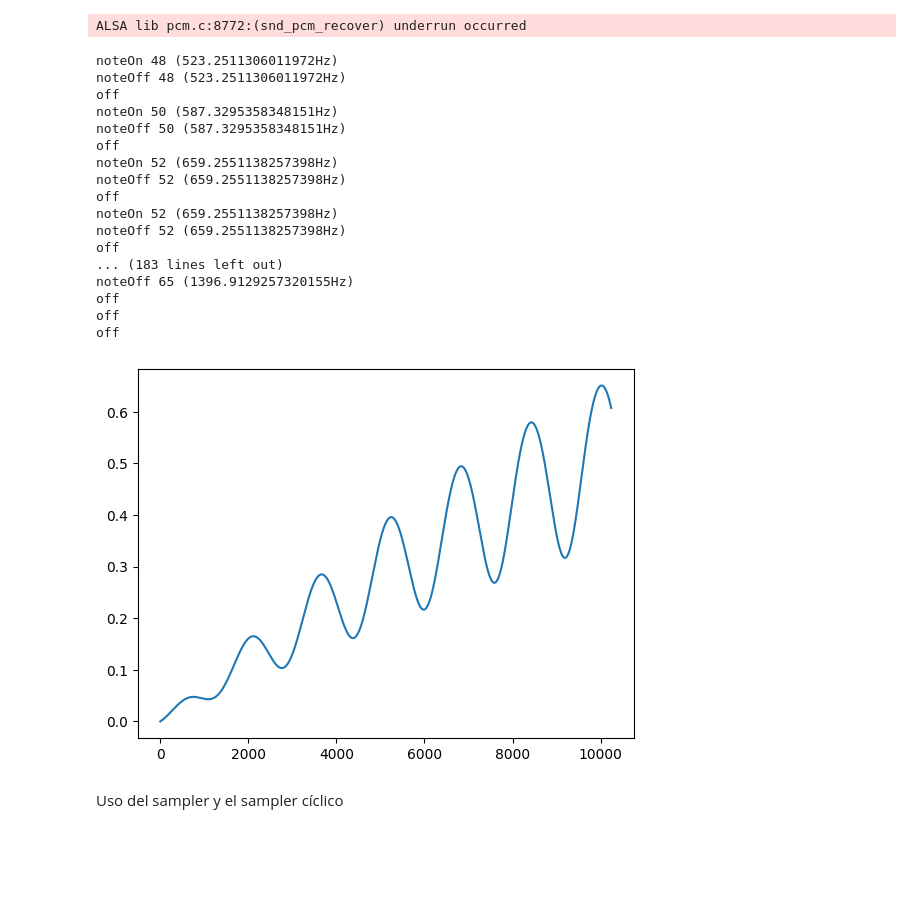
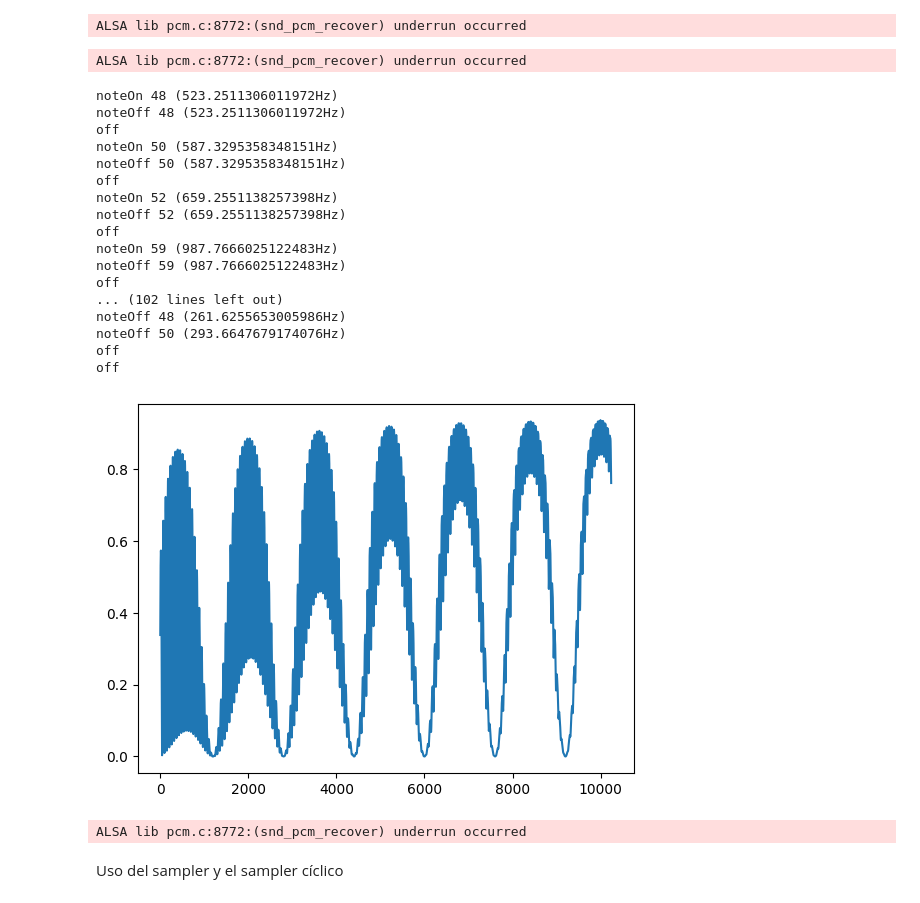
Before and after one commit to jperson4/Informatica-Musical, a Jupyter notebook: p5/p5.ipynb, the cells around one changed output. Saved outputs shown, nothing was run; the diff lists cells and outputs as text; code cells hidden in the pictures; blank space fills up the shorter version.

```diff
--- a/p5/p5.ipynb
+++ b/p5/p5.ipynb
@@ -134,16 +133,16 @@ phase=Sine(C(880, show=True),
 
 s = Sine(
     C(1),
-    amp=amp,
+    amp=C(1, show=True),
     phase=phase,
     # nombre="Seno",
     show=True
     )
 
-s1 = Sine(
-    C(440),
+s1 = Triangle(
+    C(1),
     amp=deepcopy(amp),
-    phase=deepcopy(phase),
+    phase=s,
     # nombre="Seno",
     show=True
     )
@@ -163,52 +162,54 @@ s2 = Sine(
 
 # s1 = Rep(freq, XP(valor=freq, exp=C(4)) * C(2) - C(1))
 # s.doShow(tk)
 
 freq = Sine(C(5000) / X(avoid0=True),
             max=C(440, show=True),
             min=C(220, show=True),
             show=True)
 
 # s1 = Rep(freq, XP(valor=freq, exp=C(4)) * C(2) - C(1), show=True)
 
 tk.pack(side=LEFT)
 
 a = C(1, show=True, nombre="general")
 # a.doShow(tk)
 
 # synt = Synt(C(1), s, amp=a, show=True, nombre="Synt")
-synt = HarmSynt(C(1), [C(1/12, show=True), C(1*4/12, show=True), C(.5*8/12, show=True)], [s1, deepcopy(s1), deepcopy(s1)], show=True, fmix=tanh, amp=a)
+synt = HarmSynt(C(1), [C(1/12, show=True), C(1*4/12, show=True), C(.5*8/12, show=True)], [s1, s2, deepcopy(s1)], show=True, fmix=tanh, amp=a)
 env = EnvInstrumento(.2, .1, .7, .2, show=True)
 
 inst = Instrumento(synt, env) # cutre
 inst.doShow(tk)
 # root.pack(side=TOP)
 # input = Mixer([inst], tanh)
 input = inst
 # input=Echo(inst, 0.5, 0.1)
 root.mainloop()
 input = None
 
 showOsc(synt, 10, True)
 # %% [output]
-noteOn 48 (523.2511306011972Hz)
-noteOff 48 (523.2511306011972Hz)
-off
-noteOn 50 (587.3295358348151Hz)
-noteOff 50 (587.3295358348151Hz)
-off
-noteOn 52 (659.2551138257398Hz)
-noteOff 52 (659.2551138257398Hz)
-off
-noteOn 52 (659.2551138257398Hz)
-noteOff 52 (659.2551138257398Hz)
-off
-... (183 lines left out)
-noteOff 65 (1396.9129257320155Hz)
-off
-off
-off
+ALSA lib pcm.c:8772:(snd_pcm_recover) underrun occurred
+noteOn 48 (523.2511306011972Hz)
+noteOff 48 (523.2511306011972Hz)
+off
+noteOn 50 (587.3295358348151Hz)
+noteOff 50 (587.3295358348151Hz)
+off
+noteOn 52 (659.2551138257398Hz)
+noteOff 52 (659.2551138257398Hz)
+off
+noteOn 59 (987.7666025122483Hz)
+noteOff 59 (987.7666025122483Hz)
+off
+... (102 lines left out)
+noteOff 48 (261.6255653005986Hz)
+noteOff 50 (293.6647679174076Hz)
+off
+off
-[figure, old version]
+[figure, new version]
+ALSA lib pcm.c:8772:(snd_pcm_recover) underrun occurred
 # %% [markdown]
 Uso del sampler y el sampler cíclico
 # %%
```
Also changed, not shown: parts of 3 cells of this notebook, 1 other file.
